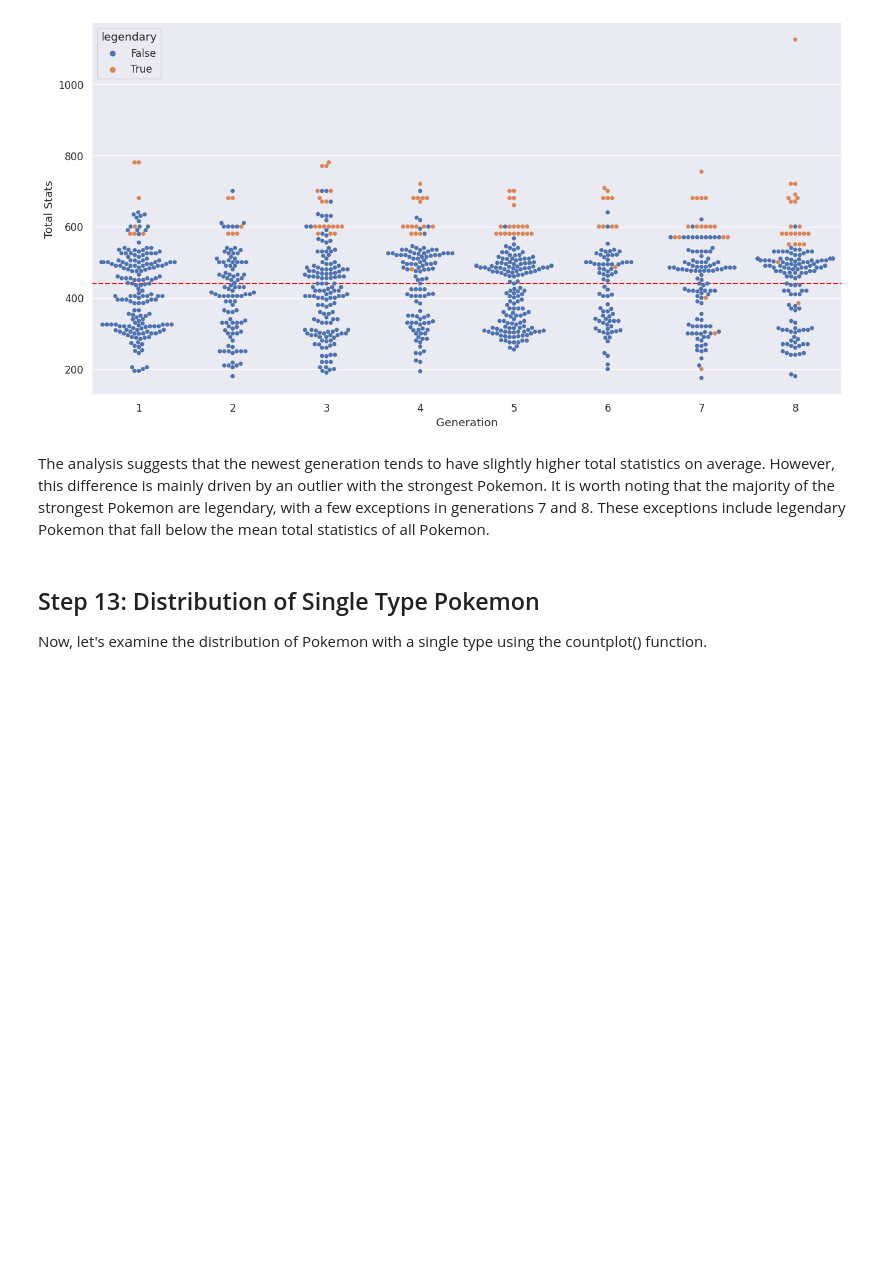
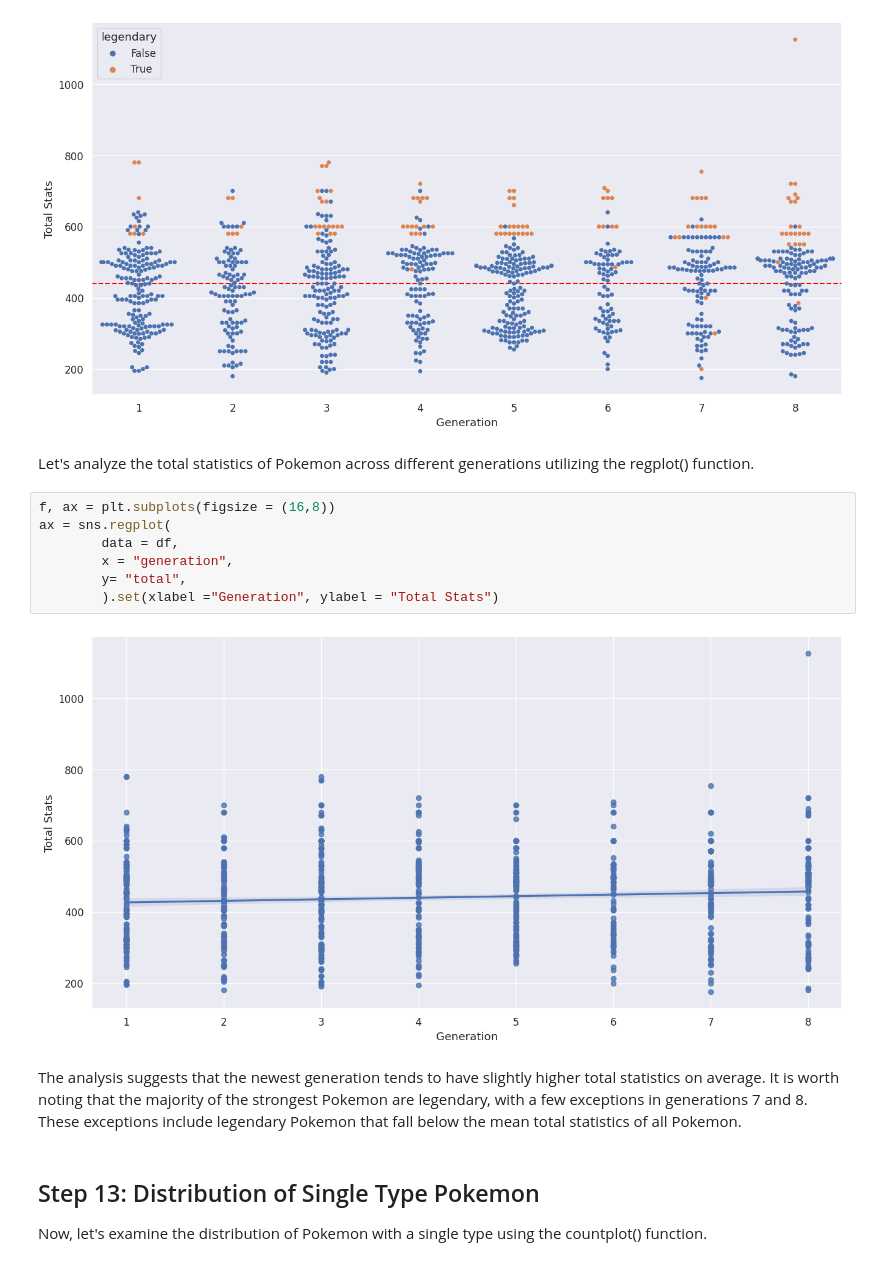
Before and after one commit to blackcrowX/Data_Analytics_Portfolio, a Jupyter notebook: Project_III/Pokemon_Gen_1-8.ipynb, the cells around one changed output. Drawn from its saved outputs; the diff is of its cells as text; blank space fills up the shorter version.

```diff
--- a/Project_III/Pokemon_Gen_1-8.ipynb
+++ b/Project_III/Pokemon_Gen_1-8.ipynb
@@ -420,8 +420,19 @@ ax = sns.swarmplot(
 plt.axhline(df["total"].mean(), color = "red", linestyle = "dashed");
 # %% [output]
 [figure]
+# %% [markdown]
+Let's analyze the total statistics of Pokemon across different generations utilizing the regplot() function.
+# %%
+f, ax = plt.subplots(figsize = (16,8))
+ax = sns.regplot(
+        data = df,
+        x = "generation",
+        y= "total",
+        ).set(xlabel ="Generation", ylabel = "Total Stats")
+# %% [output]
+[figure, added]
 # %% [markdown]
-The analysis suggests that the newest generation tends to have slightly higher total statistics on average. However, this difference is mainly driven by an outlier with the strongest Pokemon. It is worth noting that the majority of the strongest Pokemon are legendary, with a few exceptions in generations 7 and 8. These exceptions include legendary Pokemon that fall below the mean total statistics of all Pokemon.
+The analysis suggests that the newest generation tends to have slightly higher total statistics on average. It is worth noting that the majority of the strongest Pokemon are legendary, with a few exceptions in generations 7 and 8. These exceptions include legendary Pokemon that fall below the mean total statistics of all Pokemon.
 # %% [markdown]
 ## Step 13: Distribution of Single Type Pokemon
 
```
Also changed, not shown: parts of 3 cells of this notebook.
